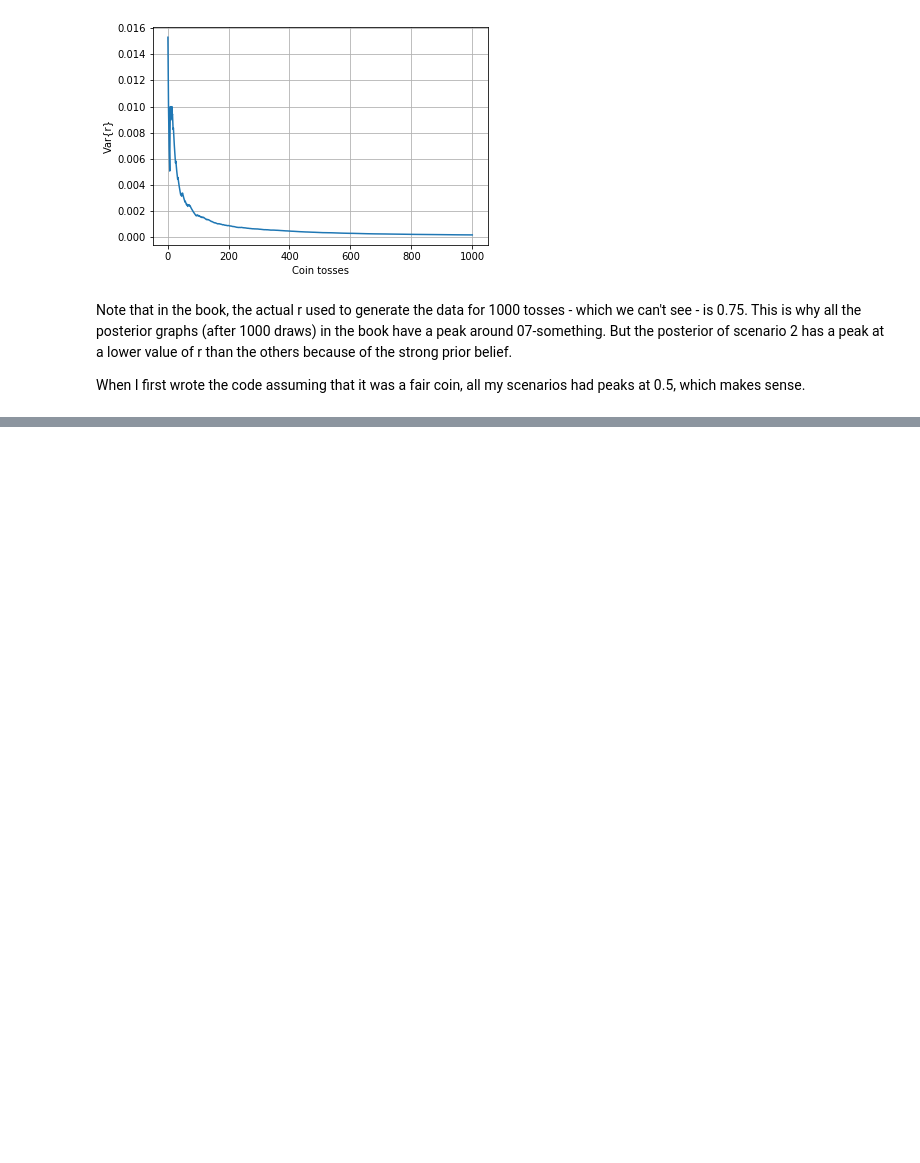
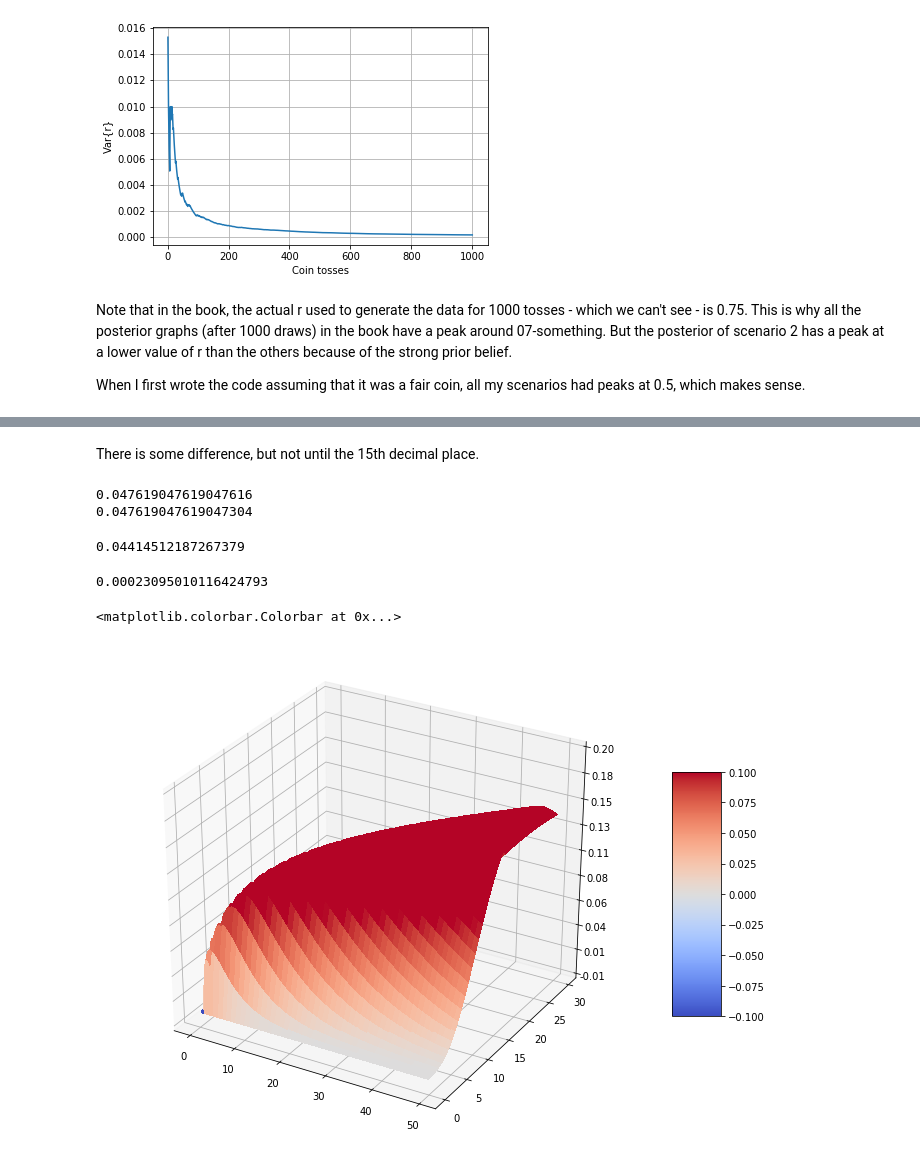
Before and after one commit to rekcahpassyla/mine, a Jupyter notebook: notebooks/machinelearning/fcml/3_Bayesian_Approach/Coin game.ipynb, the cells around one changed output, grey strips where cells are left out. Saved outputs shown, nothing was run; the diff lists cells and outputs as text; code cells hidden in the pictures; blank space fills up the shorter version.

```diff
--- a/notebooks/machinelearning/fcml/3_Bayesian_Approach/Coin game.ipynb
+++ b/notebooks/machinelearning/fcml/3_Bayesian_Approach/Coin game.ipynb
@@ -266,0 +295,11 @@ When I first wrote the code assuming that it was a fair coin, all my scenarios h
+# %%
+import scipy.special
+
+g = scipy.special.gamma
+c = scipy.special.comb
+
+def marginal_likelihood(N, yn, alpha, beta):
+    return (
+        c(N, yn) * g(alpha+beta) * g(alpha+yn) * g(beta+N-yn) /
+        (g(alpha) * g(beta) * g(alpha + beta + N))
+    )
@@ -266,0 +328,54 @@ When I first wrote the code assuming that it was a fair coin, all my scenarios h
+# %%
+def marginal_likelihood2(N, yn, alpha, beta):
+    return np.exp(
+        np.log(c(N, yn)) + np.log(g(alpha+beta)) + np.log(g(alpha+yn)) + np.log(g(beta+N-yn)) -
+        np.log(g(alpha)) - np.log(g(beta)) - np.log(g(alpha + beta + N))
+    )
+# %% [markdown]
+There is some difference, but not until the 15th decimal place.
+# %%
+print(marginal_likelihood(20, 14, 1, 1))
+print(marginal_likelihood2(20, 14, 1, 1))
+# %% [output]
+0.047619047619047616
+0.047619047619047304
+# %%
+print(marginal_likelihood2(20, 14, 50, 50))
+# %% [output]
+0.04414512187267379
+# %%
+print(marginal_likelihood(20, 14, 50, 1))
+# %% [output]
+0.00023095010116424793
+# %%
+# This import registers the 3D projection, but is otherwise unused.
+from mpl_toolkits.mplot3d import Axes3D  # noqa: F401 unused import
+
+from matplotlib import cm
+from matplotlib.ticker import LinearLocator, FormatStrFormatter
+import numpy as np
+
+
+fig = plt.figure(figsize=(12,9))
+ax = fig.gca(projection='3d')
+
+# Make data.
+A = np.arange(0, 50, 0.25)
+B = np.arange(0, 30, 0.25)
+A, B = np.meshgrid(A, B)
+Z = marginal_likelihood2(20, 14, A, B)
+
+# Plot the surface.
+surf = ax.plot_surface(A, B, Z, cmap=cm.coolwarm,
+                       linewidth=0, antialiased=False)
+
+# Customize the z axis.
+ax.set_zlim(-0.01, 0.20)
+ax.zaxis.set_major_locator(LinearLocator(10))
+ax.zaxis.set_major_formatter(FormatStrFormatter('%.02f'))
+
+# Add a color bar which maps values to colors.
+fig.colorbar(surf, shrink=0.5, aspect=5)
+# %% [output]
+<matplotlib.colorbar.Colorbar at 0x...>
+[figure, added]
```
Also changed, not shown: parts of 10 cells of this notebook, 3 other files.
